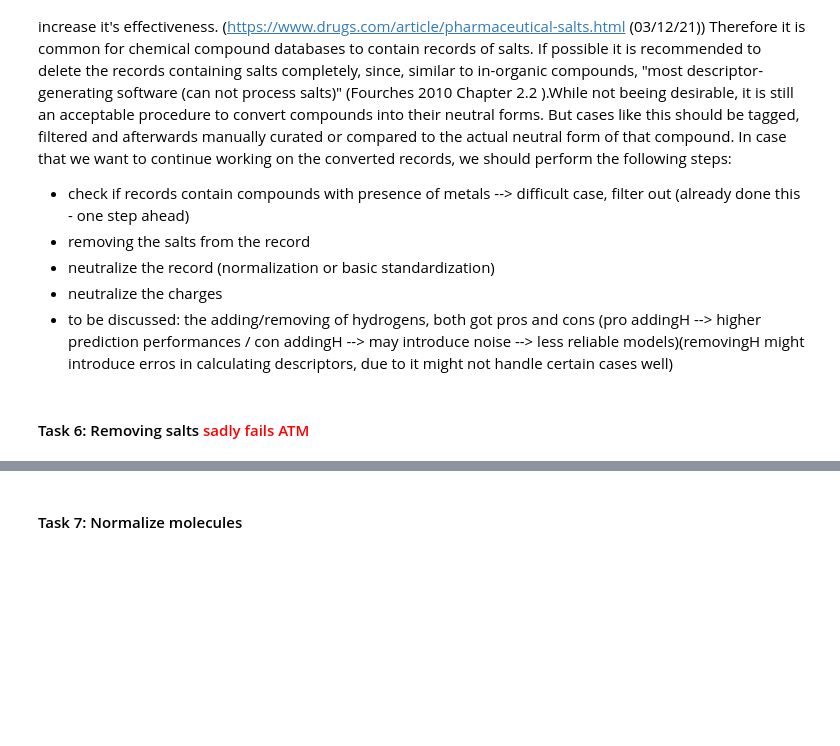
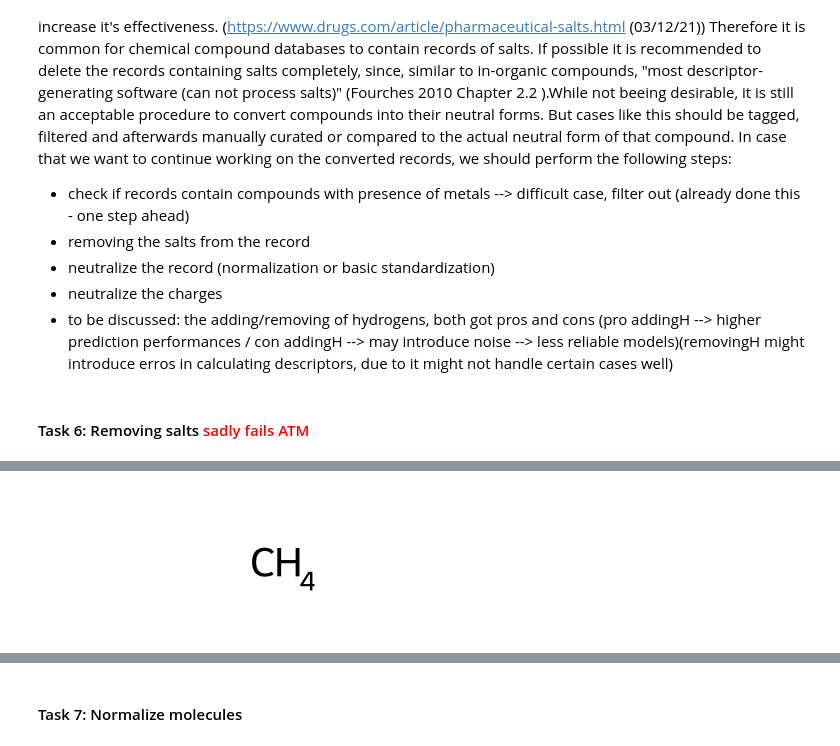
Before and after one commit to volkamerlab/opencadd, a Jupyter notebook: docs/tutorials/standardization.ipynb, the cells around one changed output, grey strips where cells are left out. Drawn from its saved outputs; the diff is of its cells as text; code cells hidden in the pictures; blank space fills up the shorter version.

```diff
--- a/docs/tutorials/standardization.ipynb
+++ b/docs/tutorials/standardization.ipynb
@@ -363,6 +390,8 @@ RDKit ERROR: [11:56:08] ERROR: Empty structure
 # %%
-test = '[Al].N.[Ba].[Bi].Br.[Ca].Cl.F.I.[K].[Li].[Mg].[Na].[Ag].[Sr].S.O.[Zn]'
+test = 'C.[Al].N.[Ba].[Bi].Br.[Ca].Cl.F.I.[K].[Li].[Mg].[Na].[Ag].[Sr].S.O.[Zn]'
 mol = convert_format.convert_smiles_to_mol(test)
 mol
 salt_remover = remove_salts(mol)
 salt_remover
+# %% [output]
+[figure, added]
```
Also changed, not shown: parts of 13 cells of this notebook, 1 other file.
